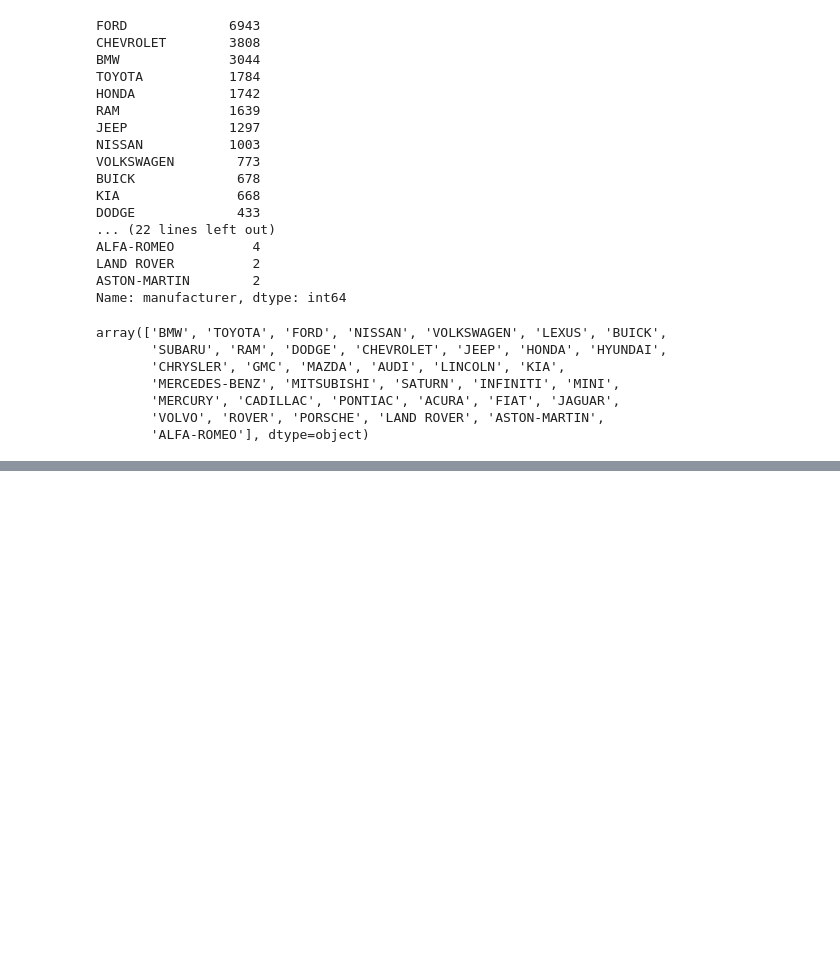
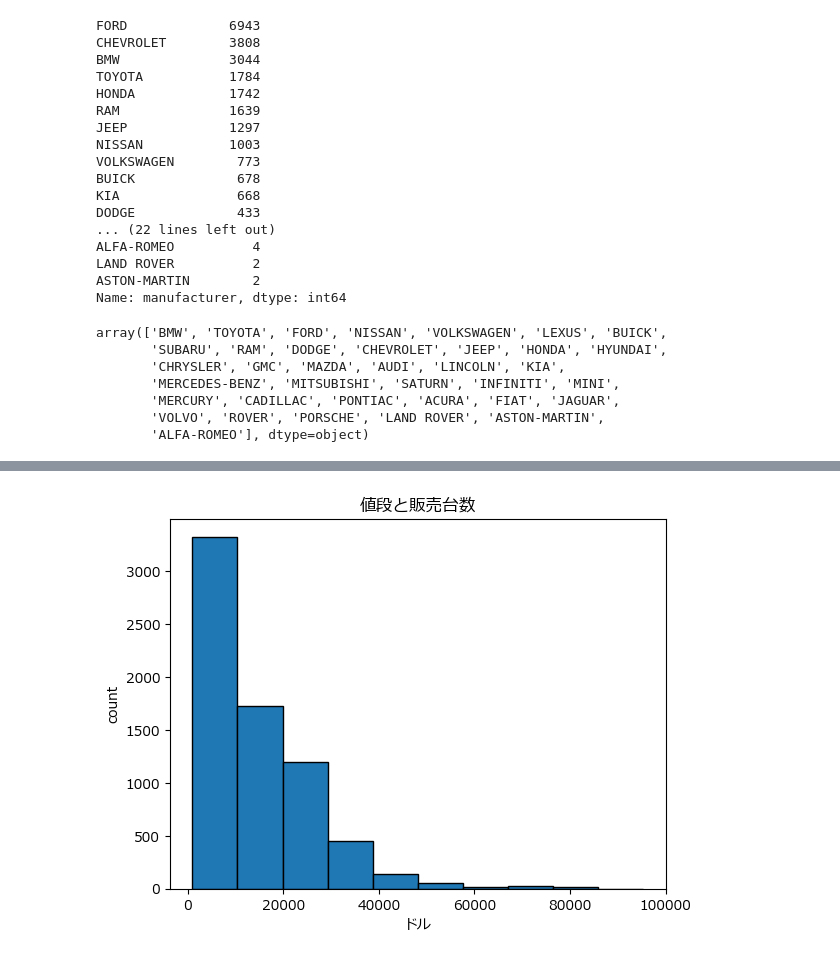
Before and after one commit to Nakakura-Sho/signate_student_cup, a Jupyter notebook: eda.ipynb, the cells around one changed output, grey strips where cells are left out. Saved outputs shown, nothing was run; the diff lists cells and outputs as text; code cells hidden in the pictures; blank space fills up the shorter version.

```diff
--- a/eda.ipynb
+++ b/eda.ipynb
@@ -150,0 +192,4 @@ array(['BMW', 'TOYOTA', 'FORD', 'NISSAN', 'VOLKSWAGEN', 'LEXUS', 'BUICK',
+# %%
+des("FORD")
+# %% [output]
+[figure, added]
```
Also changed, not shown: parts of 44 cells of this notebook.
